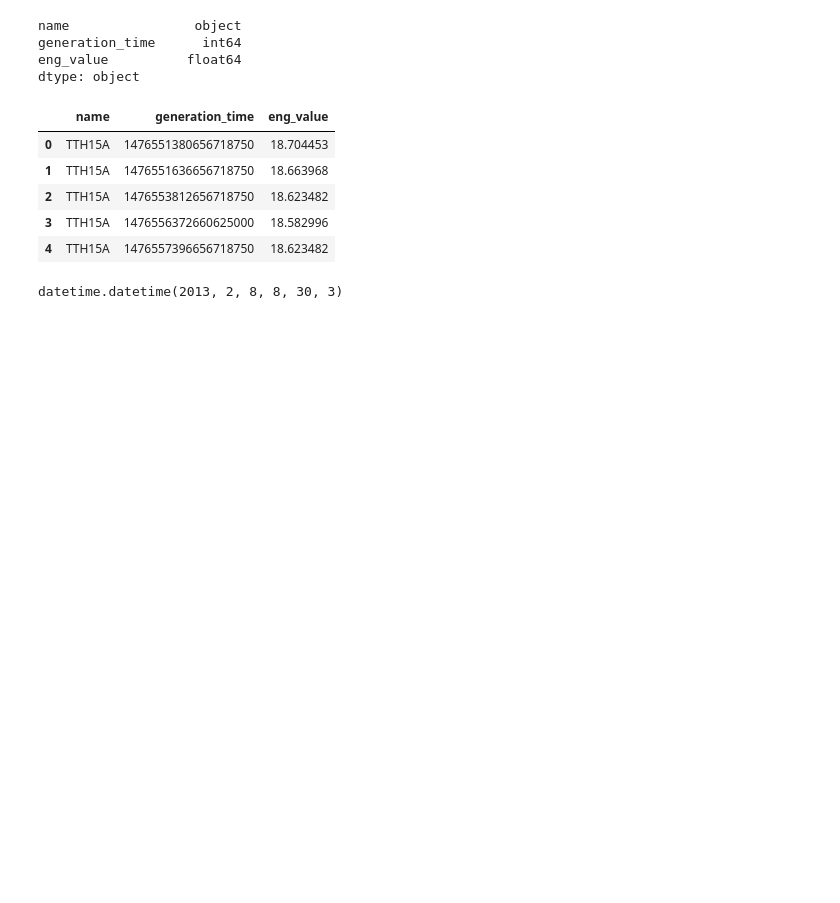
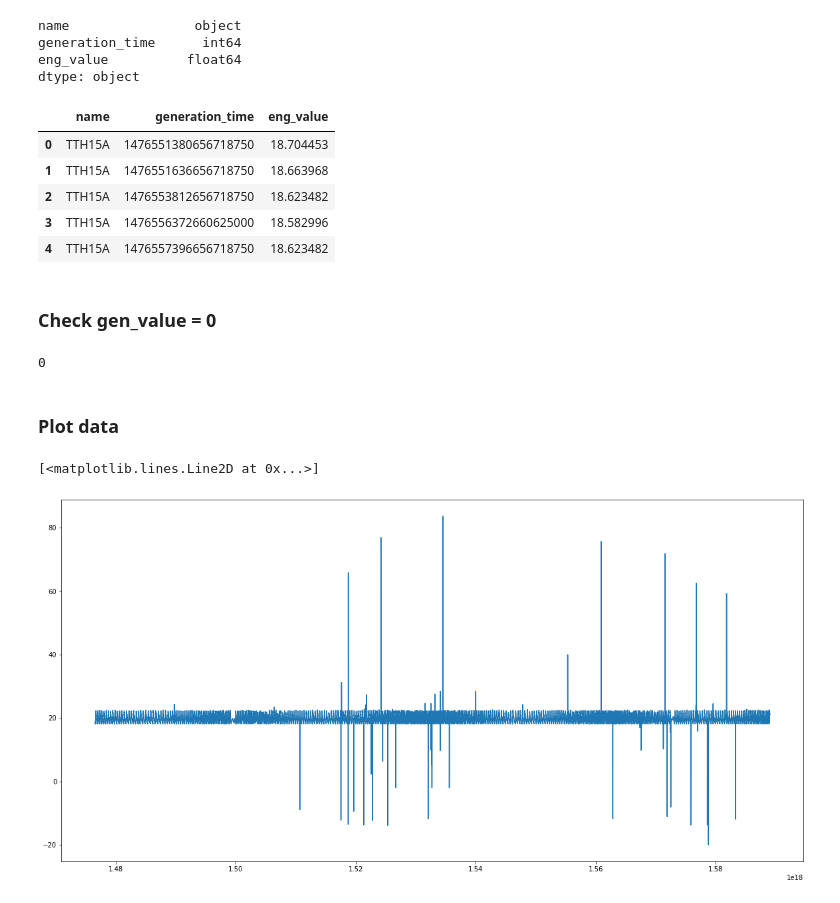
Before and after one commit to parinyad123/Telemetry_Project, a Jupyter notebook: New/UntitledFolder/Untitled.ipynb, the cells around one changed output. Saved outputs shown, nothing was run; the diff lists cells and outputs as text; code cells hidden in the pictures; blank space fills up the shorter version.

```diff
--- a/New/UntitledFolder/Untitled.ipynb
+++ b/New/UntitledFolder/Untitled.ipynb
@@ -141,9 +147,28 @@ data.head()
 | 2 | TTH15A | 1476553812656718750 | 18.623482 |
 | 3 | TTH15A | 1476556372660625000 | 18.582996 |
 | 4 | TTH15A | 1476557396656718750 | 18.623482 |
+# %% [markdown]
+### Check gen_value = 0
+# %%
+num = 0
+for ii in range(len(data)):
+    if data['eng_value'][ii]==0:
+#         print(ii)
+        num+=1
+print(num)
+# %% [output]
+0
+# %% [markdown]
+### Plot data
 # %%
-dt = datetime.datetime.fromtimestamp(1360287003083988472 // 1e9)
-dt
+# #convert epoch to utc
+
+# dt = datetime.datetime.fromtimestamp(1360287003083988472 // 1e9)
+# dt
-# %% [output]
-datetime.datetime(2013, 2, 8, 8, 30, 3)
+# %%
+plt.figure(figsize=(20,10))
+plt.plot(data['generation_time'], data['eng_value'])
+# %% [output]
+[<matplotlib.lines.Line2D at 0x...>]
+[figure, added]
 # %%
```
Also changed, not shown: parts of 46 cells of this notebook, 1 other file.
